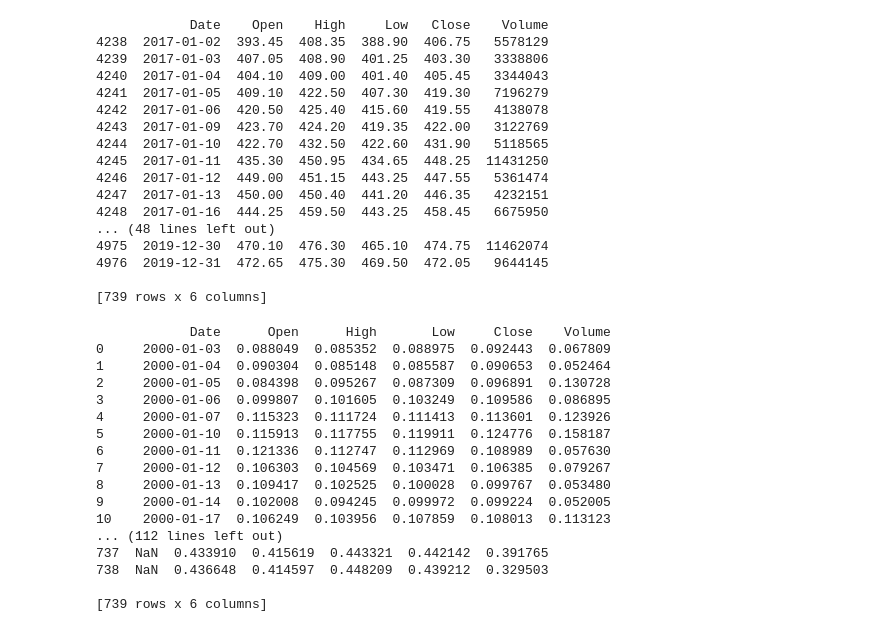
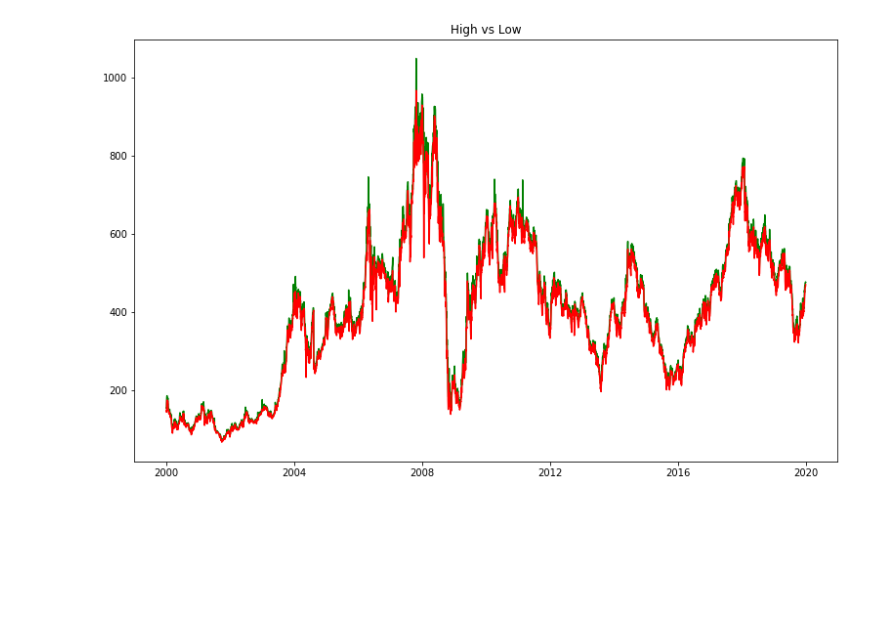
Before and after one commit to NishitSingh2023/LSTM-in-Trade, a Jupyter notebook: Capstone_Project.ipynb, the cells around one changed output. Saved outputs shown, nothing was run; the diff lists cells and outputs as text; code cells hidden in the pictures; blank space fills up the shorter version.

```diff
--- a/Capstone_Project.ipynb
+++ b/Capstone_Project.ipynb
@@ -21,4 +66,0 @@ df.head()
-# %%
-df = df.sort_values('Date')
-df.drop(columns=['Series','Symbol','Prev Close','Last','VWAP','Turnover','Trades','Deliverable Volume','%Deliverble'],axis=1,inplace=True)
-df.head()
@@ -32,57 +66,0 @@ df.head()
-# %%
-train_data = df.iloc[:4238]
-test_data = df.iloc[4238:]
-'''
-for i in range(len(df.Date)):
-    print(df.Date.iloc[i],i)
-    '''
-print(test_data)
-# %% [output]
-            Date    Open    High     Low   Close    Volume
-4238  2017-01-02  393.45  408.35  388.90  406.75   5578129
-4239  2017-01-03  407.05  408.90  401.25  403.30   3338806
-4240  2017-01-04  404.10  409.00  401.40  405.45   3344043
-4241  2017-01-05  409.10  422.50  407.30  419.30   7196279
-4242  2017-01-06  420.50  425.40  415.60  419.55   4138078
-4243  2017-01-09  423.70  424.20  419.35  422.00   3122769
-4244  2017-01-10  422.70  432.50  422.60  431.90   5118565
-4245  2017-01-11  435.30  450.95  434.65  448.25  11431250
-4246  2017-01-12  449.00  451.15  443.25  447.55   5361474
-4247  2017-01-13  450.00  450.40  441.20  446.35   4232151
-4248  2017-01-16  444.25  459.50  443.25  458.45   6675950
-... (48 lines left out)
-4975  2019-12-30  470.10  476.30  465.10  474.75  11462074
-4976  2019-12-31  472.65  475.30  469.50  472.05   9644145
-
-[739 rows x 6 columns]
-# %%
-scaler = MinMaxScaler()
-#scaler.fit(train_data.iloc[:,1:])
-a=scaler.fit_transform(train_data.iloc[:,1:])
-a=pd.DataFrame(a)
-a.insert(0, "Date", train_data.iloc[:,0:1], True)
-a.rename(columns = {0:'Open',1:'High',2:'Low',3:'Close',4:'Volume'}, inplace = True)
-print(a)
-b=scaler.transform(test_data.iloc[:,1:])
-b=pd.DataFrame(b)
-b.insert(0, "Date", test_data.iloc[:,0:1], True)
-b.rename(columns = {0:'Open',1:'High',2:'Low',3:'Close',4:'Volume'}, inplace = True)
-print(b)
-# %% [output]
-            Date      Open      High       Low     Close    Volume
-0     2000-01-03  0.088049  0.085352  0.088975  0.092443  0.067809
-1     2000-01-04  0.090304  0.085148  0.085587  0.090653  0.052464
-2     2000-01-05  0.084398  0.095267  0.087309  0.096891  0.130728
-3     2000-01-06  0.099807  0.101605  0.103249  0.109586  0.086895
-4     2000-01-07  0.115323  0.111724  0.111413  0.113601  0.123926
-5     2000-01-10  0.115913  0.117755  0.119911  0.124776  0.158187
-6     2000-01-11  0.121336  0.112747  0.112969  0.108989  0.057630
-7     2000-01-12  0.106303  0.104569  0.103471  0.106385  0.079267
-8     2000-01-13  0.109417  0.102525  0.100028  0.099767  0.053480
-9     2000-01-14  0.102008  0.094245  0.099972  0.099224  0.052005
-10    2000-01-17  0.106249  0.103956  0.107859  0.108013  0.113123
-... (112 lines left out)
-737  NaN  0.433910  0.415619  0.443321  0.442142  0.391765
-738  NaN  0.436648  0.414597  0.448209  0.439212  0.329503
-
-[739 rows x 6 columns]
@@ -98,0 +67,10 @@ from numpy import newaxis
+# %%
+df['Date'] = pd.to_datetime(df['Date'])
+fig = plt.figure(figsize=(10,6))
+ax1 = fig.add_axes([0, 0, 1, 1])
+ax1.set_title('High vs Low')
+ax1.plot(df['Date'],df['High'],color='green')
+ax1.plot(df['Date'],df['Low'],color='red')
+plt.show()
+# %% [output]
+[figure, added]
```
Also changed, not shown: parts of 22 cells of this notebook.
